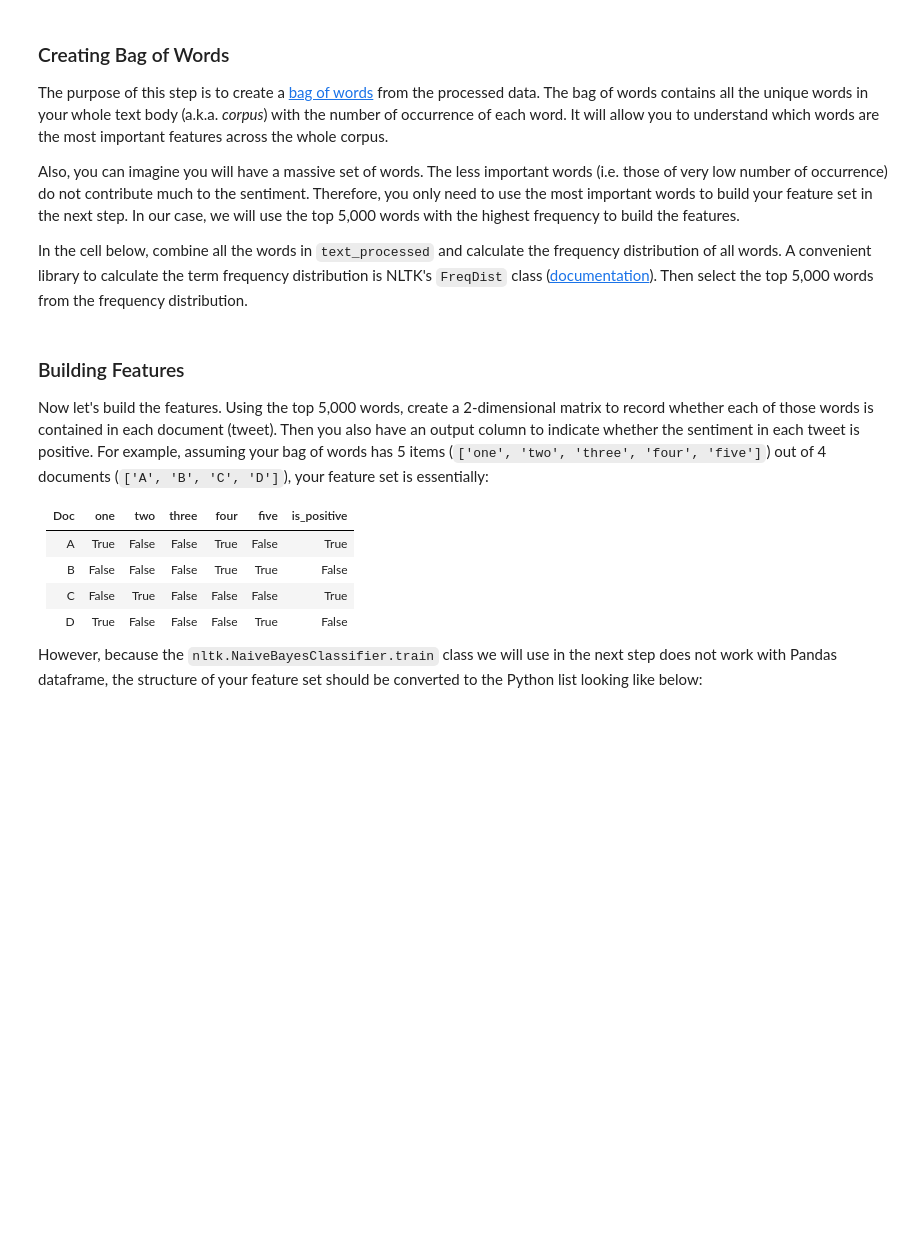
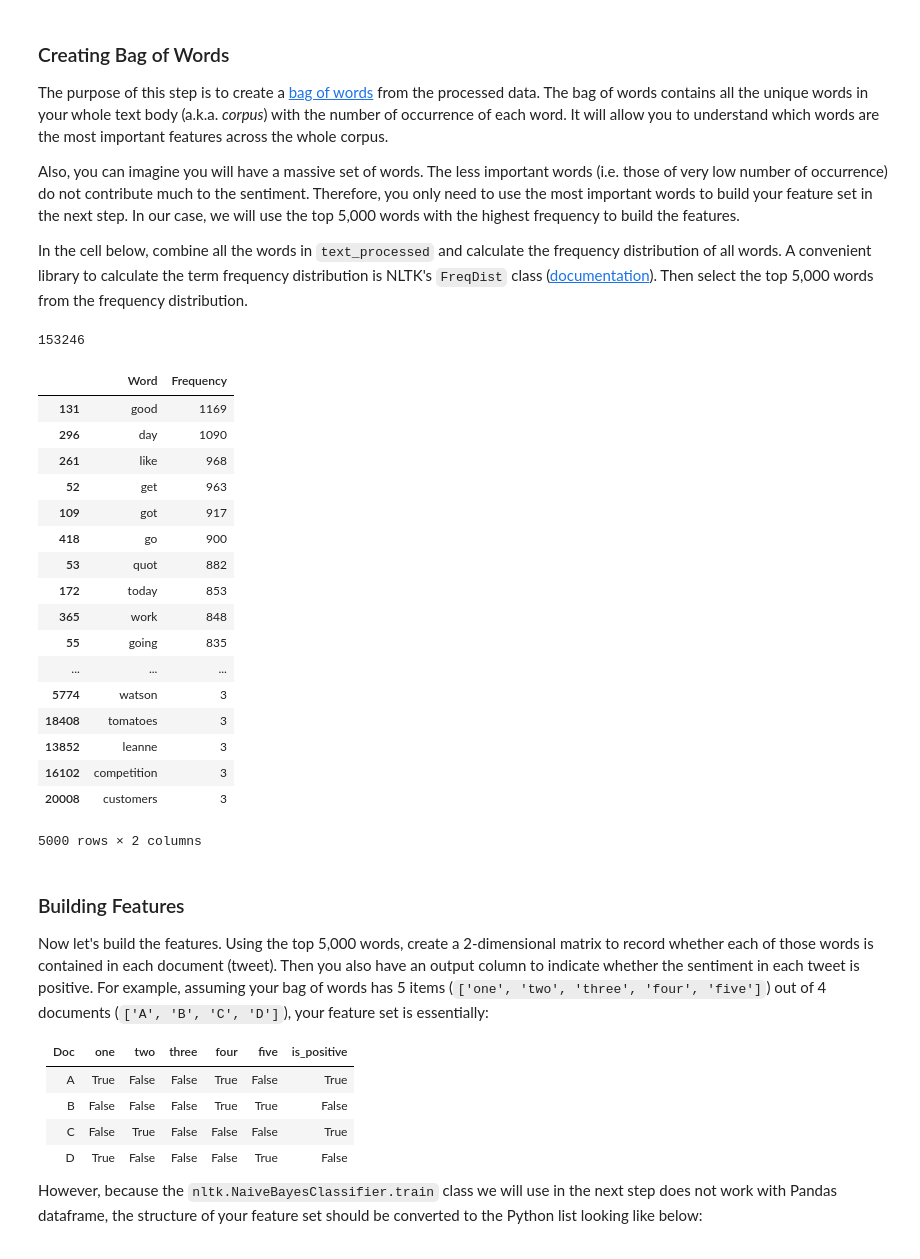
Before and after one commit to ta-data-bcn/lab-nlp, a Jupyter notebook: your-code/challenge-2.ipynb, the cells around one changed output. Cells and saved outputs as stored; diff of their text form; code cells hidden in the pictures; blank space fills up the shorter version.

```diff
--- a/your-code/challenge-2.ipynb
+++ b/your-code/challenge-2.ipynb
@@ -36,0 +126,4 @@ The dataset we'll be using today is located in the lab directory named `Sentimen
+# %%
+#sentiment_sample = sentiment.loc[:20000].copy()
+sentiment_sample = sentiment.sample(n=20000)
+sentiment_sample.head()
@@ -36,0 +137,5 @@ The dataset we'll be using today is located in the lab directory named `Sentimen
+# %%
+sentiment_sample.replace({'target': {4: 1}}, inplace = True)
+sentiment_sample['target'] = sentiment_sample['target'].astype('bool')
+
+sentiment_sample.head()
@@ -54,0 +171,2 @@ Create a new column called `text_processed` in the dataframe to contain the proc
+# %%
+sentiment_sample['text_processed'] = sentiment_sample['text'].apply(clean_up).apply(tokenize).apply(stem_and_lemmatize).apply(remove_stopwords)
@@ -65,3 +190,39 @@ In the cell below, combine all the words in `text_processed` and calculate the f
+# %%
+column_list = []
+for i in sentiment_sample['text_processed']:
+    for l in i:
+        column_list.append(l)
+
+len(column_list)
+# %% [output]
+153246
+# %%
+import itertools
+
+word_dict = FreqDist(column_list)
+
+Sorted_word_freq = pd.DataFrame(list(word_dict.items()), columns = ["Word","Frequency"]).sort_values(by = 'Frequency', ascending = False)
+Sorted_word_freq_top_5000 = Sorted_word_freq.iloc[:5000]
+Sorted_word_freq_top_5000
+# %% [output]
+|  | Word | Frequency |
+| 131 | good | 1169 |
+| 296 | day | 1090 |
+| 261 | like | 968 |
+| 52 | get | 963 |
+| 109 | got | 917 |
+| 418 | go | 900 |
+| 53 | quot | 882 |
+| 172 | today | 853 |
+| 365 | work | 848 |
+| 55 | going | 835 |
+| ... | ... | ... |
+| 5774 | watson | 3 |
+| 18408 | tomatoes | 3 |
+| 13852 | leanne | 3 |
+| 16102 | competition | 3 |
+| 20008 | customers | 3 |
+5000 rows × 2 columns
 # %% [markdown]
 ### Building Features
 
```
Also changed, not shown: parts of 24 cells of this notebook, 1 other file.
